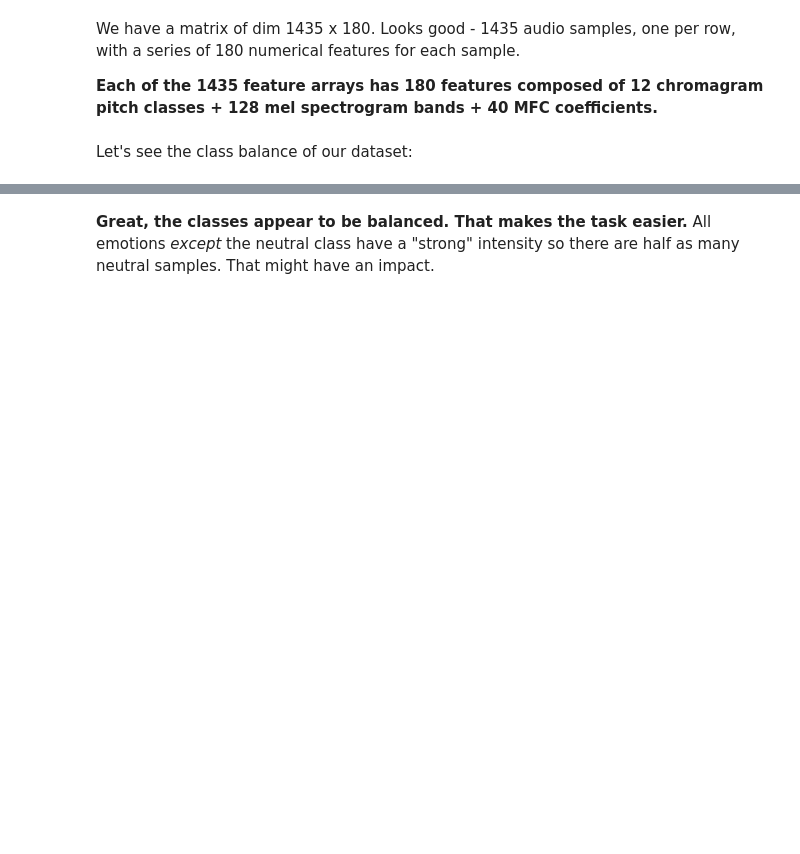
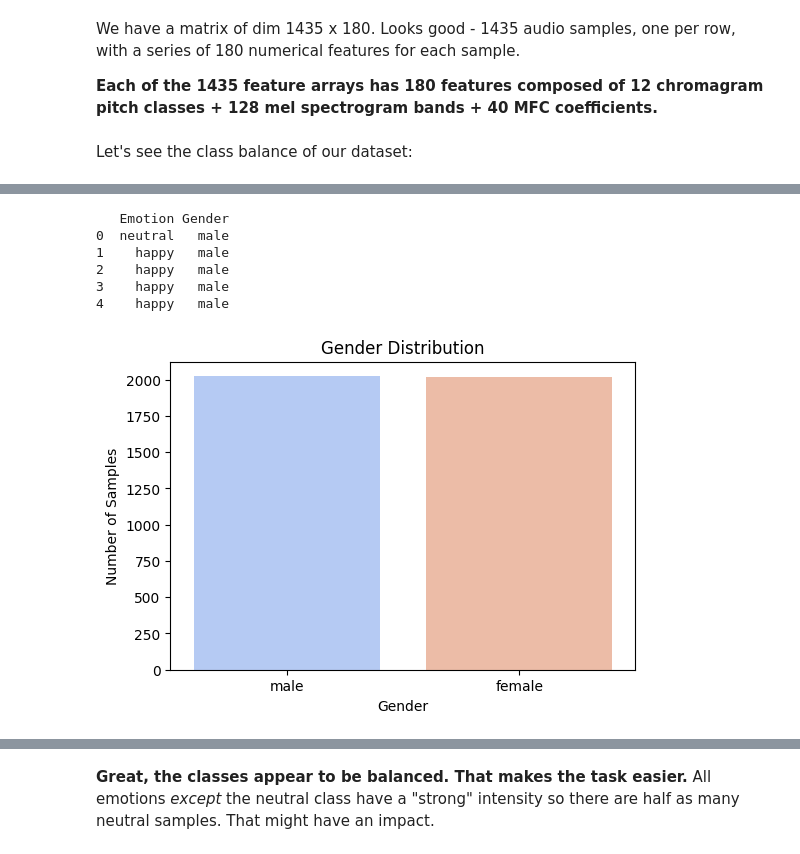
Before and after one commit to NavinThomsy/Week-2_Data_Preprocessing, a Jupyter notebook: Week_2_Data_Preprocessing.ipynb, the cells around one changed output, grey strips where cells are left out. Drawn from its saved outputs; the diff is of its cells as text; code cells hidden in the pictures; blank space fills up the shorter version.

```diff
--- a/Week_2_Data_Preprocessing.ipynb
+++ b/Week_2_Data_Preprocessing.ipynb
@@ -805,0 +902,21 @@ plt.show()
+# %%
+df = pd.DataFrame({
+    'Emotion': emotions,
+    'Gender': gender
+})
+print(df.head())
+# %% [output]
+   Emotion Gender
+0  neutral   male
+1    happy   male
+2    happy   male
+3    happy   male
+4    happy   male
+# %%
+plt.figure(figsize=(6, 4))
+sns.countplot(data=df, x='Gender', palette='coolwarm')
+plt.title('Gender Distribution')
+plt.ylabel('Number of Samples')
+plt.show()
+# %% [output]
+[figure, added]
```
Also changed, not shown: parts of 18 cells of this notebook.
